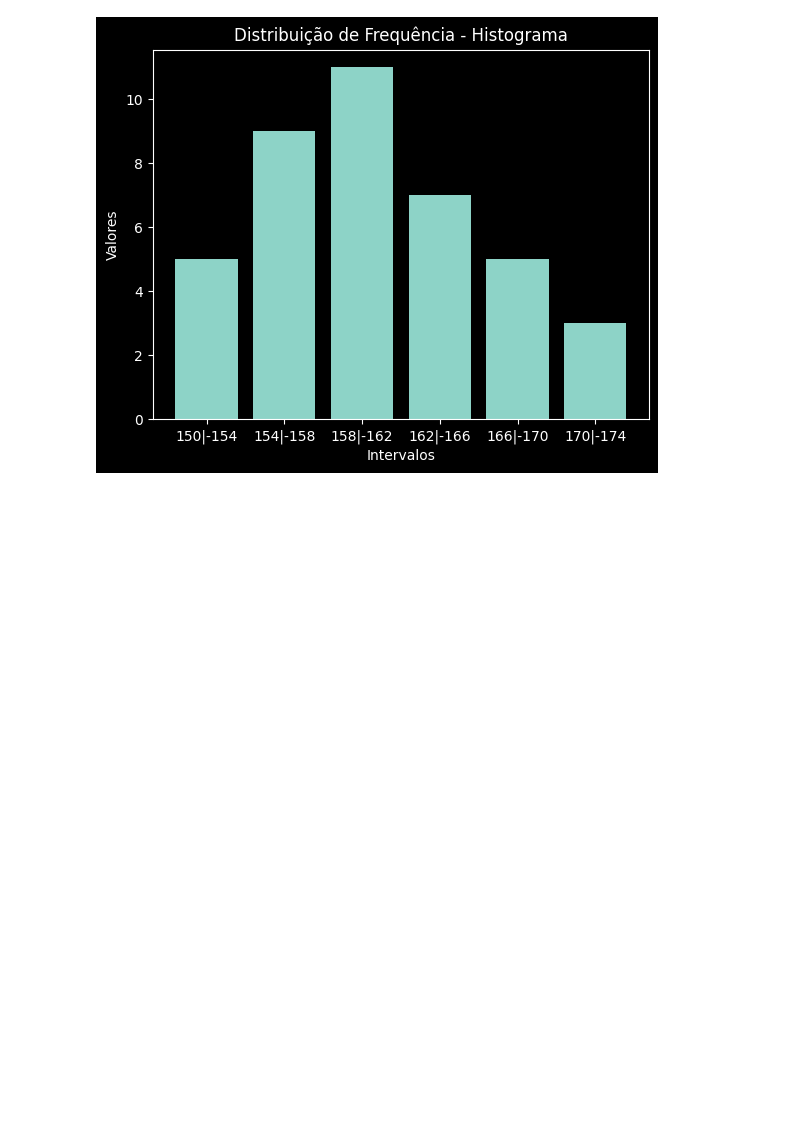
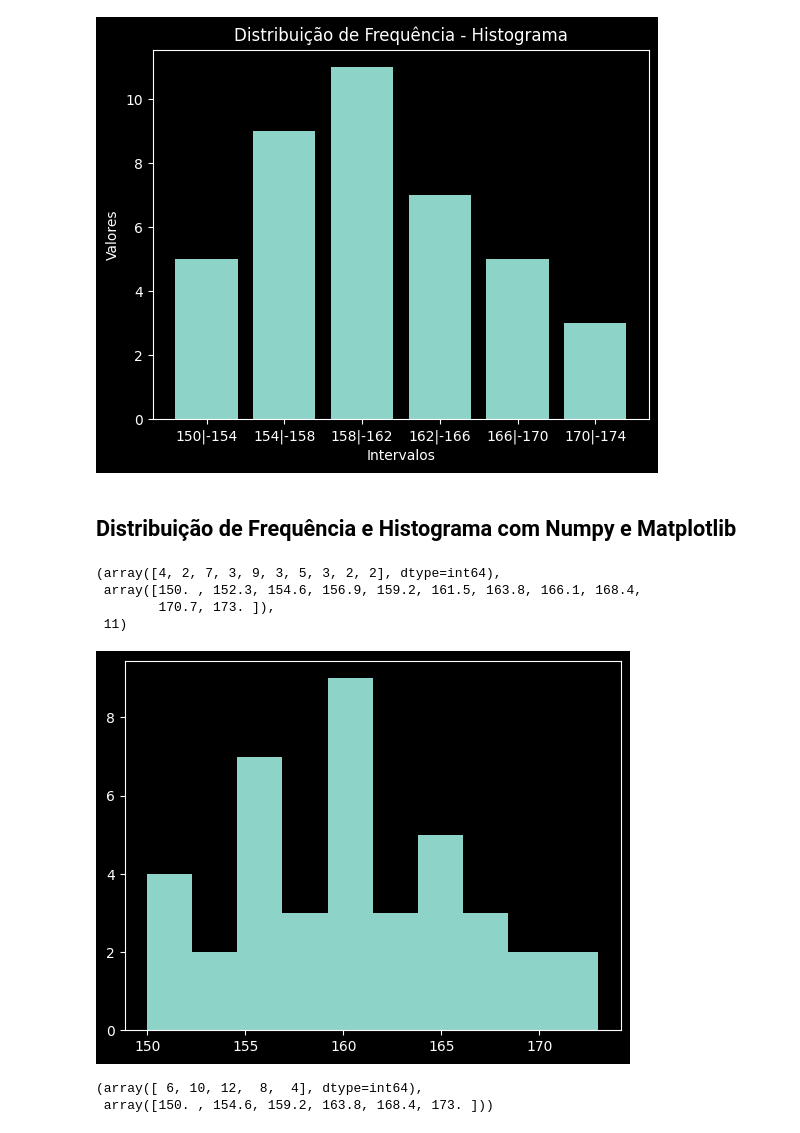
Before and after one commit to Joao-Inacio/Statistics_for-Data_Science, a Jupyter notebook: Distribuicao_de_Frequencia/Distribuicao_Frequencia.ipynb, the cells around one changed output. Saved outputs shown, nothing was run; the diff lists cells and outputs as text; code cells hidden in the pictures; blank space fills up the shorter version.

Commit message:
Distribuição de Frequência com Numpy e Matplotlib

```diff
--- a/Distribuicao_de_Frequencia/Distribuicao_Frequencia.ipynb
+++ b/Distribuicao_de_Frequencia/Distribuicao_Frequencia.ipynb
@@ -145,3 +145,26 @@ plt.xlabel('Intervalos')
 plt.ylabel('Valores');
 # %% [output]
 [figure]
+# %% [markdown]
+## Distribuição de Frequência e Histograma com Numpy e Matplotlib
+# %%
+# Criando a frequência e o intervalo de classes
+frequencia, classes = np.histogram(dados)
+frequencia, classes, len(classes)
+# %% [output]
+(array([4, 2, 7, 3, 9, 3, 5, 3, 2, 2], dtype=int64),
+ array([150. , 152.3, 154.6, 156.9, 159.2, 161.5, 163.8, 166.1, 168.4,
+        170.7, 173. ]),
+ 11)
+# %%
+# Gráfico
+plt.hist(dados, bins=classes);
+# %% [output]
+[figure, added]
+# %%
+# Com bins=5
+frequencia, classes = np.histogram(dados, bins=5)
+frequencia, classes
+# %% [output]
+(array([ 6, 10, 12,  8,  4], dtype=int64),
+ array([150. , 154.6, 159.2, 163.8, 168.4, 173. ]))
```
Also changed, not shown: parts of 3 cells of this notebook.
